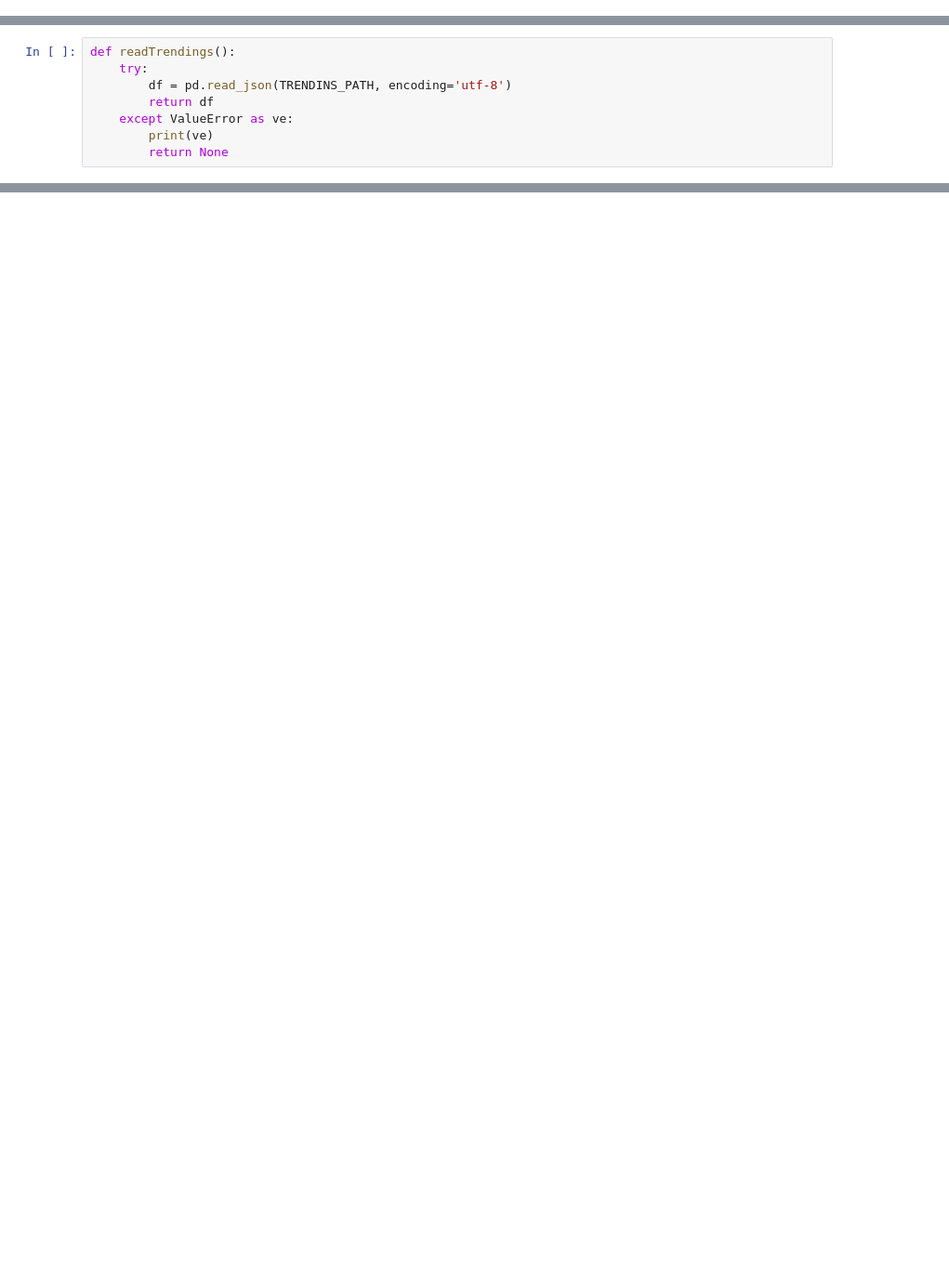
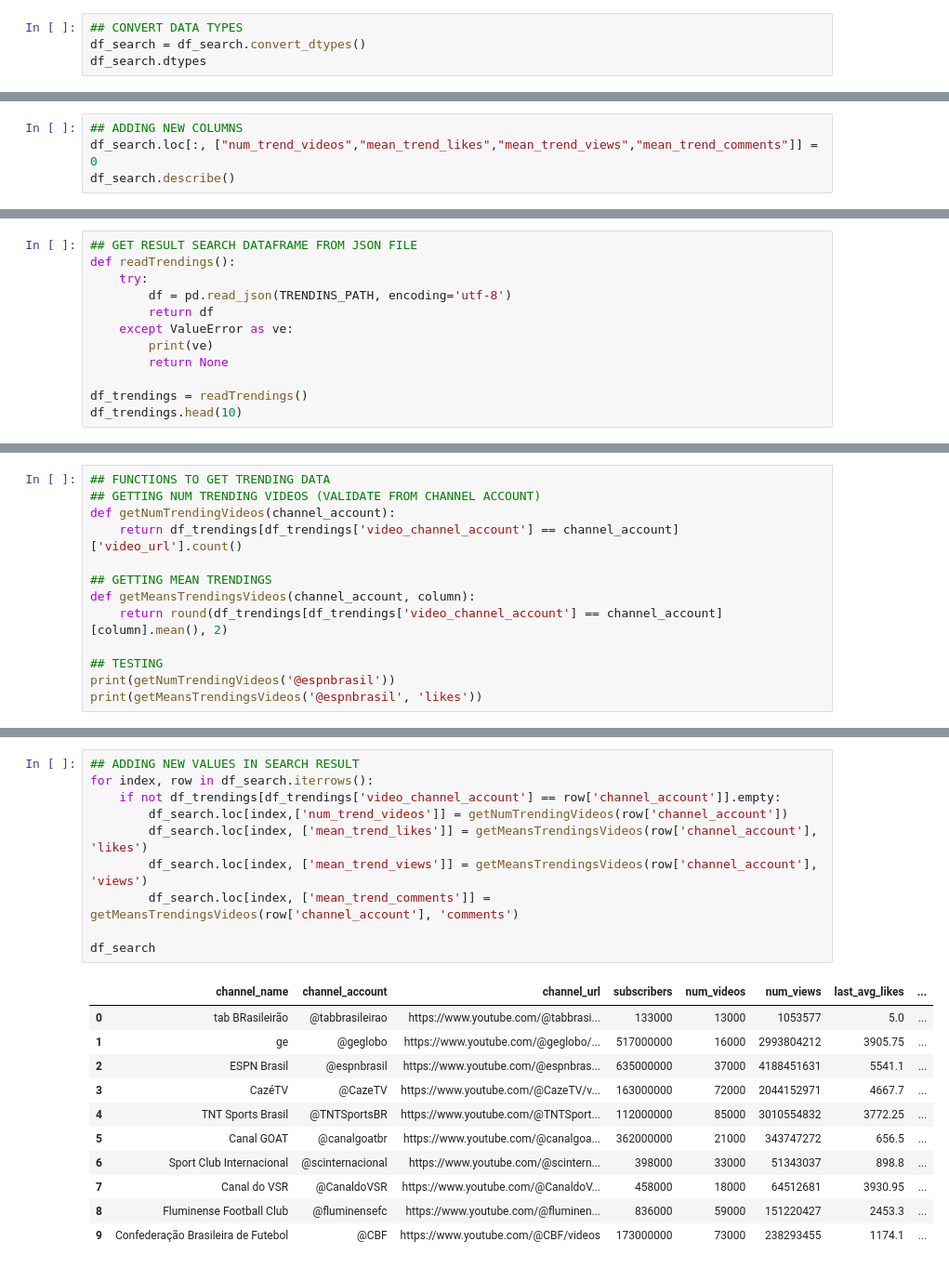
Before and after one commit to dlpires/tcc-mba-usp, a Jupyter notebook: notebooks/final_analysis.ipynb, the cells around one changed output, grey strips where cells are left out. Shown: that part at 93% size. Cells and saved outputs as stored; diff of their text form; blank space fills up the shorter version.

```diff
--- a/notebooks/final_analysis.ipynb
+++ b/notebooks/final_analysis.ipynb
@@ -5,0 +59,4 @@ TRENDINS_PATH = '../datasets/trendings.json'
+# %%
+## CONVERT DATA TYPES
+df_search = df_search.convert_dtypes()
+df_search.dtypes
@@ -5,0 +75,4 @@ TRENDINS_PATH = '../datasets/trendings.json'
+# %%
+## ADDING NEW COLUMNS
+df_search.loc[:, ["num_trend_videos","mean_trend_likes","mean_trend_views","mean_trend_comments"]] = 0
+df_search.describe()
@@ -6,4 +89,5 @@ TRENDINS_PATH = '../datasets/trendings.json'
 # %%
+## GET RESULT SEARCH DATAFRAME FROM JSON FILE
 def readTrendings():
     try:
         df = pd.read_json(TRENDINS_PATH, encoding='utf-8')
@@ -11,3 +95,6 @@ def readTrendings():
     except ValueError as ve:
         print(ve)
         return None
+
+df_trendings = readTrendings()
+df_trendings.head(10)
@@ -65,0 +113,13 @@ channels
+# %%
+## FUNCTIONS TO GET TRENDING DATA
+## GETTING NUM TRENDING VIDEOS (VALIDATE FROM CHANNEL ACCOUNT)
+def getNumTrendingVideos(channel_account):
+    return df_trendings[df_trendings['video_channel_account'] == channel_account]['video_url'].count()
+
+## GETTING MEAN TRENDINGS
+def getMeansTrendingsVideos(channel_account, column):
+    return round(df_trendings[df_trendings['video_channel_account'] == channel_account][column].mean(), 2)
+
+## TESTING
+print(getNumTrendingVideos('@espnbrasil'))
+print(getMeansTrendingsVideos('@espnbrasil', 'likes'))
@@ -65,0 +129,22 @@ channels
+# %%
+## ADDING NEW VALUES IN SEARCH RESULT
+for index, row in df_search.iterrows():
+    if not df_trendings[df_trendings['video_channel_account'] == row['channel_account']].empty:
+        df_search.loc[index,['num_trend_videos']] = getNumTrendingVideos(row['channel_account'])
+        df_search.loc[index, ['mean_trend_likes']] = getMeansTrendingsVideos(row['channel_account'], 'likes')
+        df_search.loc[index, ['mean_trend_views']] = getMeansTrendingsVideos(row['channel_account'], 'views')
+        df_search.loc[index, ['mean_trend_comments']] = getMeansTrendingsVideos(row['channel_account'], 'comments')
+
+df_search
+# %% [output]
+|  | channel_name | channel_account | channel_url | subscribers | num_videos | num_views | last_avg_likes | ... |
+| 0 | tab BRasileirão | @tabbrasileirao | https://www.youtube.com/@tabbrasi... | 133000 | 13000 | 1053577 | 5.0 | ... |
+| 1 | ge | @geglobo | https://www.youtube.com/@geglobo/... | 517000000 | 16000 | 2993804212 | 3905.75 | ... |
+| 2 | ESPN Brasil | @espnbrasil | https://www.youtube.com/@espnbras... | 635000000 | 37000 | 4188451631 | 5541.1 | ... |
+| 3 | CazéTV | @CazeTV | https://www.youtube.com/@CazeTV/v... | 163000000 | 72000 | 2044152971 | 4667.7 | ... |
+| 4 | TNT Sports Brasil | @TNTSportsBR | https://www.youtube.com/@TNTSport... | 112000000 | 85000 | 3010554832 | 3772.25 | ... |
+| 5 | Canal GOAT | @canalgoatbr | https://www.youtube.com/@canalgoa... | 362000000 | 21000 | 343747272 | 656.5 | ... |
+| 6 | Sport Club Internacional | @scinternacional | https://www.youtube.com/@scintern... | 398000 | 33000 | 51343037 | 898.8 | ... |
+| 7 | Canal do VSR | @CanaldoVSR | https://www.youtube.com/@CanaldoV... | 458000 | 18000 | 64512681 | 3930.95 | ... |
+| 8 | Fluminense Football Club | @fluminensefc | https://www.youtube.com/@fluminen... | 836000 | 59000 | 151220427 | 2453.3 | ... |
+| 9 | Confederação Brasileira de Futebol | @CBF | https://www.youtube.com/@CBF/videos | 173000000 | 73000 | 238293455 | 1174.1 | ... |
```
Also changed, not shown: parts of 25 cells of this notebook.
